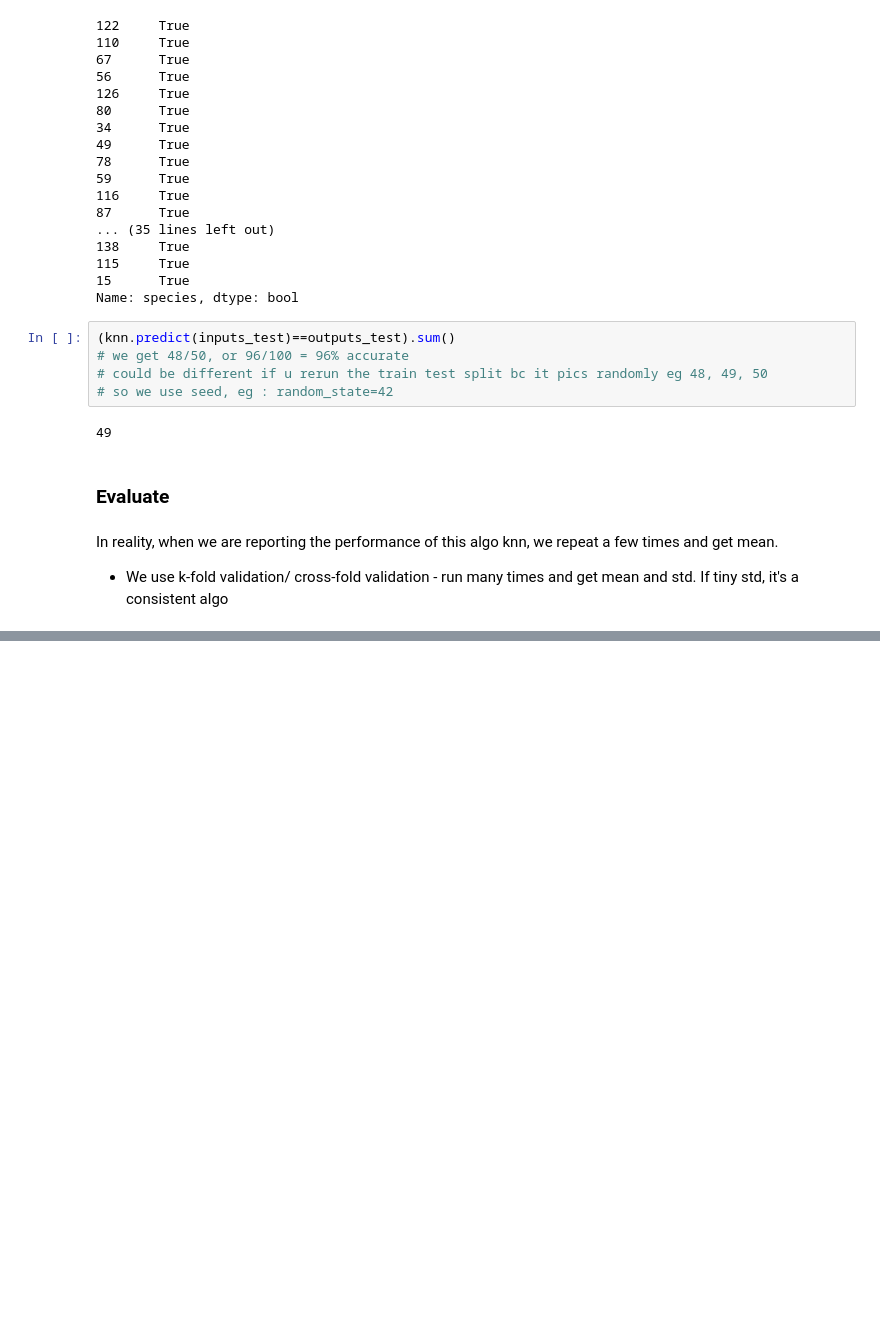
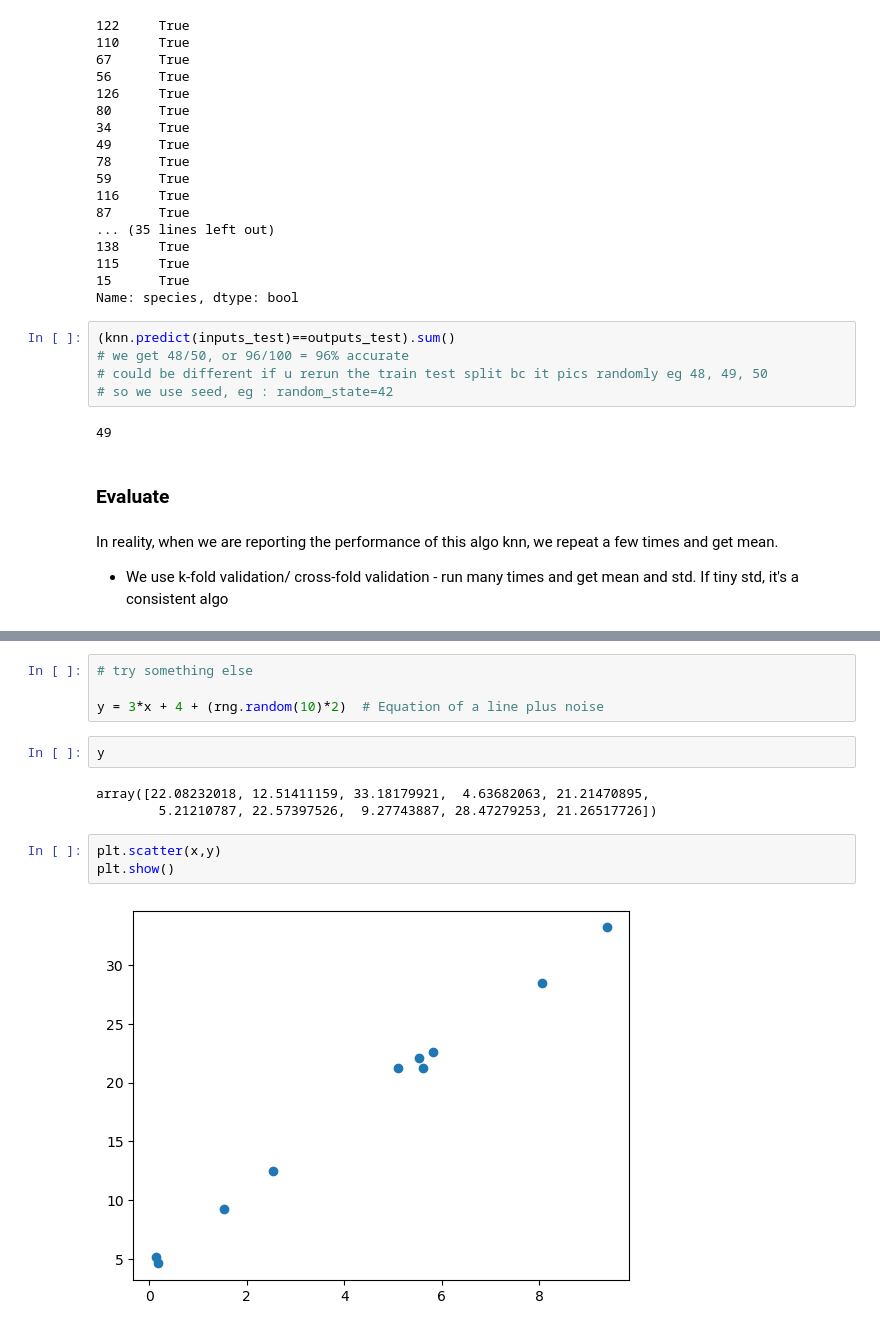
Before and after one commit to nurbujang/myworkw23, a Jupyter notebook: sklearn.ipynb, the cells around one changed output, grey strips where cells are left out. Drawn from its saved outputs; the diff is of its cells as text; blank space fills up the shorter version.

```diff
--- a/sklearn.ipynb
+++ b/sklearn.ipynb
@@ -333,0 +388,14 @@ In reality, when we are reporting the performance of this algo knn, we repeat a
+# %%
+# try something else
+
+y = 3*x + 4 + (rng.random(10)*2)  # Equation of a line plus noise
+# %%
+y
+# %% [output]
+array([22.08232018, 12.51411159, 33.18179921,  4.63682063, 21.21470895,
+        5.21210787, 22.57397526,  9.27743887, 28.47279253, 21.26517726])
+# %%
+plt.scatter(x,y)
+plt.show()
+# %% [output]
+[figure, added]
```
Also changed, not shown: parts of 64 cells of this notebook.
